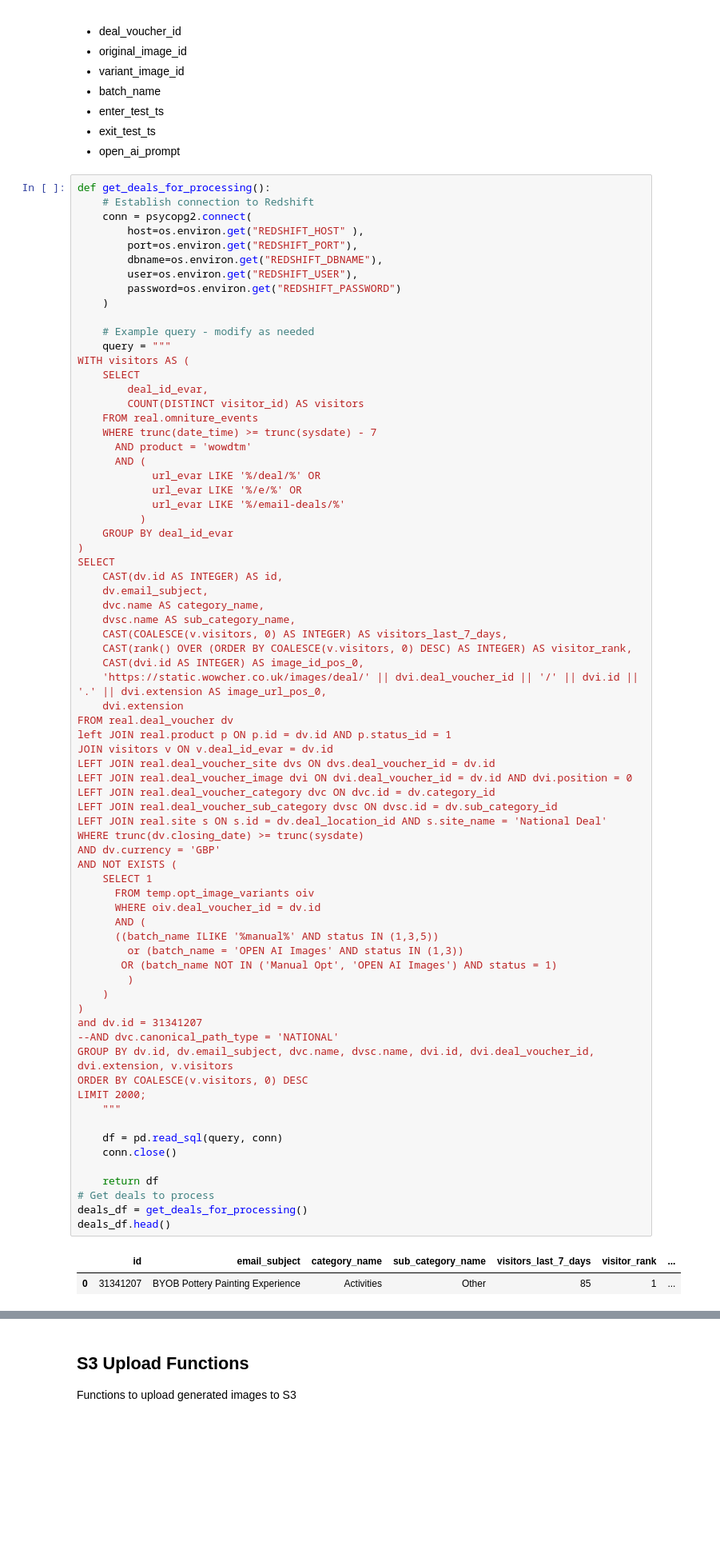
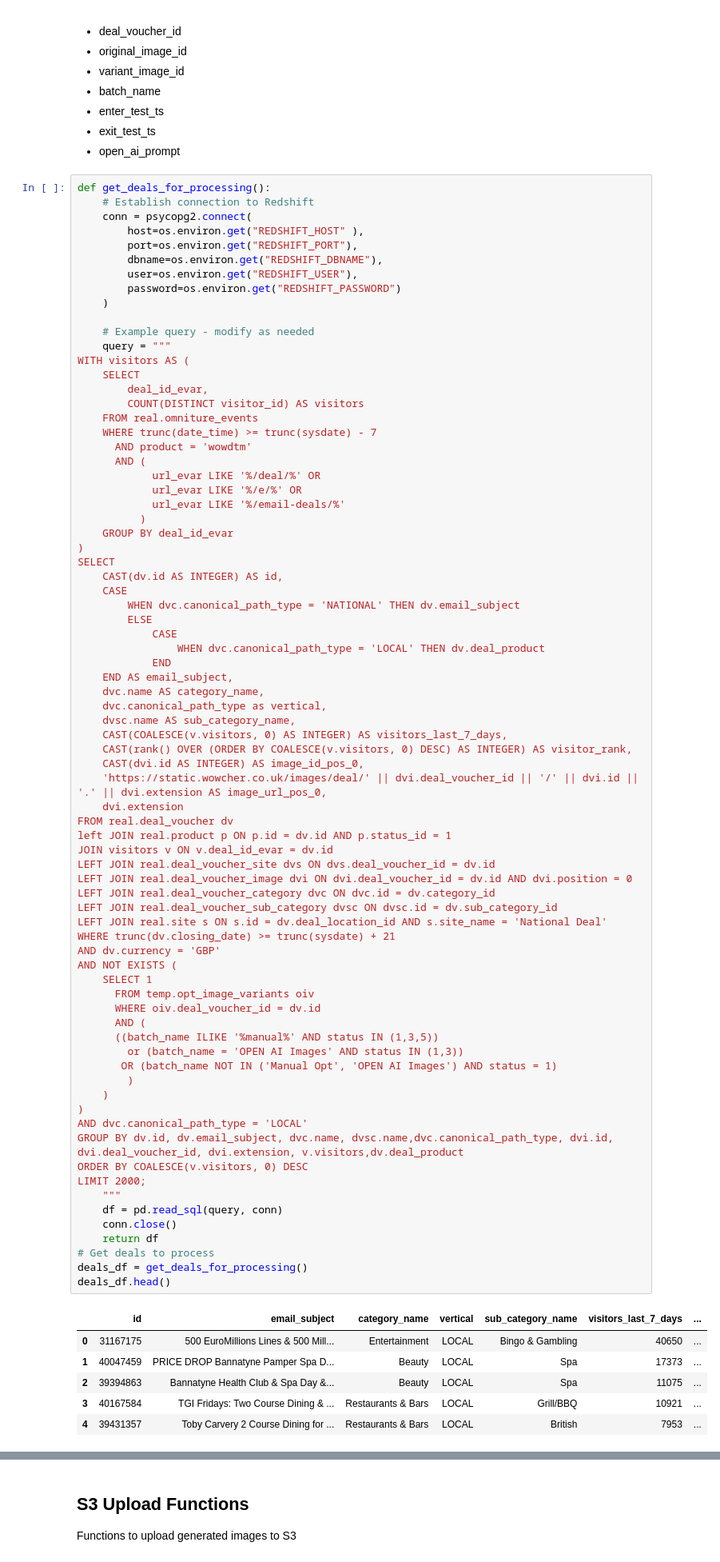
Before and after one commit to oatesewow/ai-images, a Jupyter notebook: generate_variants.ipynb, the cells around one changed output, grey strips where cells are left out. Shown: that part at 80% size. Saved outputs shown, nothing was run; the diff lists cells and outputs as text; blank space fills up the shorter version.

```diff
--- a/generate_variants.ipynb
+++ b/generate_variants.ipynb
@@ -71,8 +71,15 @@ WITH visitors AS (
 )
 SELECT
     CAST(dv.id AS INTEGER) AS id,
-    dv.email_subject,
+    CASE
+        WHEN dvc.canonical_path_type = 'NATIONAL' THEN dv.email_subject
+        ELSE
+            CASE
+                WHEN dvc.canonical_path_type = 'LOCAL' THEN dv.deal_product
+            END
+    END AS email_subject,
     dvc.name AS category_name,
+    dvc.canonical_path_type as vertical,
     dvsc.name AS sub_category_name,
     CAST(COALESCE(v.visitors, 0) AS INTEGER) AS visitors_last_7_days,
     CAST(rank() OVER (ORDER BY COALESCE(v.visitors, 0) DESC) AS INTEGER) AS visitor_rank,
@@ -82,41 +89,42 @@ SELECT
 FROM real.deal_voucher dv
 left JOIN real.product p ON p.id = dv.id AND p.status_id = 1
 JOIN visitors v ON v.deal_id_evar = dv.id
 LEFT JOIN real.deal_voucher_site dvs ON dvs.deal_voucher_id = dv.id
 LEFT JOIN real.deal_voucher_image dvi ON dvi.deal_voucher_id = dv.id AND dvi.position = 0
 LEFT JOIN real.deal_voucher_category dvc ON dvc.id = dv.category_id
 LEFT JOIN real.deal_voucher_sub_category dvsc ON dvsc.id = dv.sub_category_id
 LEFT JOIN real.site s ON s.id = dv.deal_location_id AND s.site_name = 'National Deal'
-WHERE trunc(dv.closing_date) >= trunc(sysdate)
+WHERE trunc(dv.closing_date) >= trunc(sysdate) + 21
 AND dv.currency = 'GBP'
 AND NOT EXISTS (
     SELECT 1
       FROM temp.opt_image_variants oiv
       WHERE oiv.deal_voucher_id = dv.id
       AND (
       ((batch_name ILIKE '%manual%' AND status IN (1,3,5))
         or (batch_name = 'OPEN AI Images' AND status IN (1,3))
        OR (batch_name NOT IN ('Manual Opt', 'OPEN AI Images') AND status = 1)
         )
     )
 )
-and dv.id = 31341207
---AND dvc.canonical_path_type = 'NATIONAL'
-GROUP BY dv.id, dv.email_subject, dvc.name, dvsc.name, dvi.id, dvi.deal_voucher_id, dvi.extension, v.visitors
+AND dvc.canonical_path_type = 'LOCAL'
+GROUP BY dv.id, dv.email_subject, dvc.name, dvsc.name,dvc.canonical_path_type, dvi.id, dvi.deal_voucher_id, dvi.extension, v.visitors,dv.deal_product
 ORDER BY COALESCE(v.visitors, 0) DESC
 LIMIT 2000;
     """
-
     df = pd.read_sql(query, conn)
     conn.close()
-
     return df
 # Get deals to process
 deals_df = get_deals_for_processing()
 deals_df.head()
 # %% [output]
-|  | id | email_subject | category_name | sub_category_name | visitors_last_7_days | visitor_rank | ... |
-| 0 | 31341207 | BYOB Pottery Painting Experience | Activities | Other | 85 | 1 | ... |
+|  | id | email_subject | category_name | vertical | sub_category_name | visitors_last_7_days | ... |
+| 0 | 31167175 | 500 EuroMillions Lines & 500 Mill... | Entertainment | LOCAL | Bingo & Gambling | 40650 | ... |
+| 1 | 40047459 | PRICE DROP Bannatyne Pamper Spa D... | Beauty | LOCAL | Spa | 17373 | ... |
+| 2 | 39394863 | Bannatyne Health Club & Spa Day &... | Beauty | LOCAL | Spa | 11075 | ... |
+| 3 | 40167584 | TGI Fridays: Two Course Dining & ... | Restaurants & Bars | LOCAL | Grill/BBQ | 10921 | ... |
+| 4 | 39431357 | Toby Carvery 2 Course Dining for ... | Restaurants & Bars | LOCAL | British | 7953 | ... |
 # %%
 deals_df = deals_df.head(250)
 deals_df
```
Also changed, not shown: parts of 9 cells of this notebook, 2 other files.
